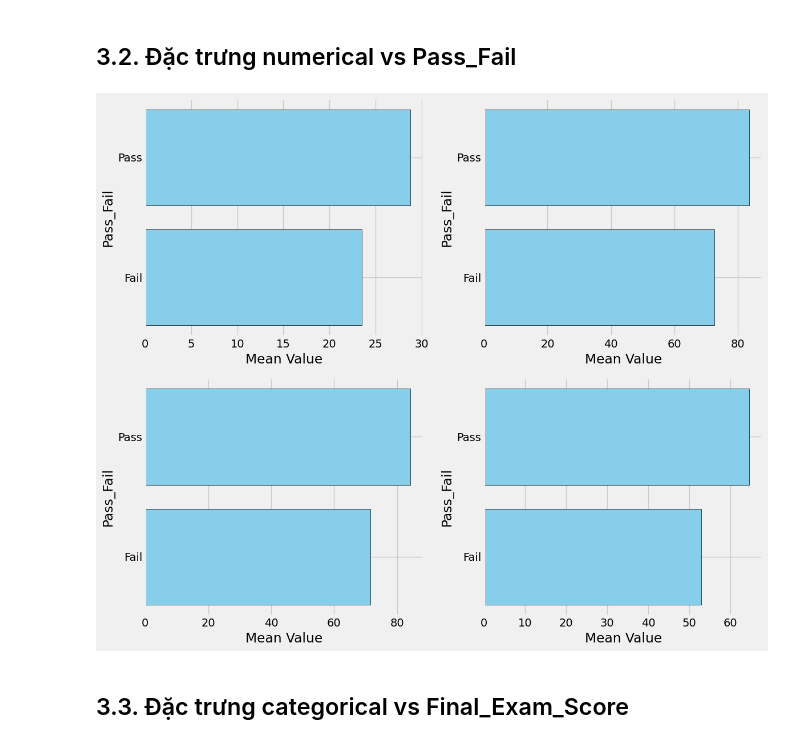
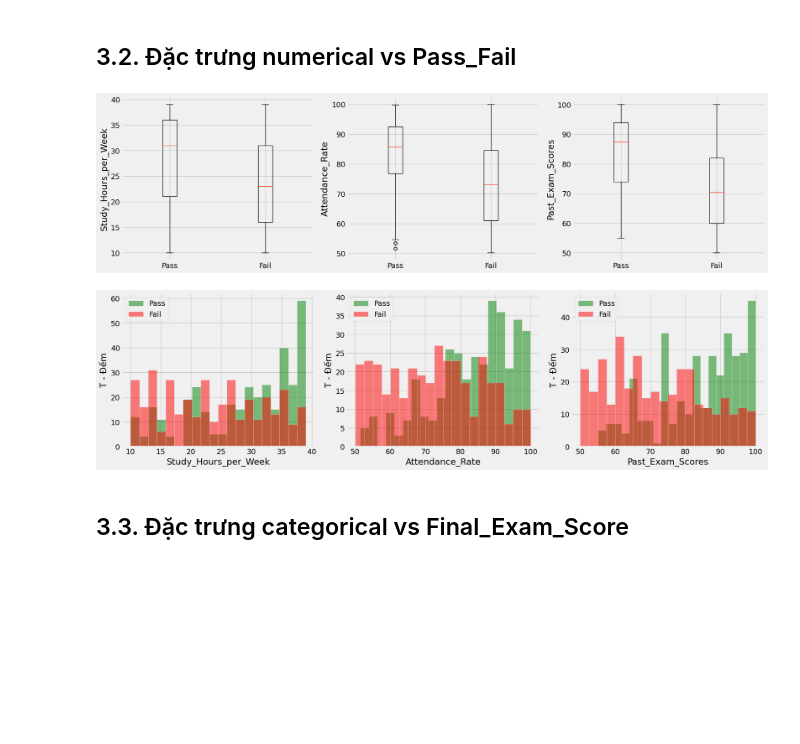
Before and after one commit to anizme/UET_DataScience_Prj, a Jupyter notebook: explore_spp_data.ipynb, the cells around one changed output. Saved outputs shown, nothing was run; the diff lists cells and outputs as text; code cells hidden in the pictures; blank space fills up the shorter version.

```diff
--- a/explore_spp_data.ipynb
+++ b/explore_spp_data.ipynb
@@ -349,23 +349,38 @@ Correlation between Past_Exam_Scores and Study_Hours_per_Week: -0.01
 # %% [markdown]
 ## 3.2. Đặc trưng numerical vs Pass_Fail
 # %%
-# Vẽ barh plot cho các cột numerical theo nhóm Pass/Fail trong lưới 2x2
-def barh_plots_2x2(numerical_cols, group_col):
-    fig, axes = plt.subplots(2, 2, figsize=(12, 10))
-    axes = axes.flatten()
+fig, axes = plt.subplots(1, 3, figsize=(18, 5))  # 1 hàng, 3 cột
 
-    for i, col in enumerate(numerical_cols):
-        grouped_data = original_spp.select(group_col, col).group(group_col, np.mean)
-        axes[i].barh(grouped_data.column(group_col), grouped_data.column(f'{col} mean'), color='skyblue', edgecolor='black')
-        axes[i].set_xlabel('Mean Value')
-        axes[i].set_ylabel(group_col)
+for i, feature in enumerate(numerical_features):
+    pass_data = original_spp.where('Pass_Fail', 'Pass').column(feature)
+    fail_data = original_spp.where('Pass_Fail', 'Fail').column(feature)
 
-    plt.tight_layout()
-    plt.show()
+    axes[i].boxplot([pass_data, fail_data], labels=['Pass', 'Fail'])
+    axes[i].set_ylabel(feature)
+    axes[i].grid(True)
 
-barh_plots_2x2(spp_numeric_cols, 'Pass_Fail')
+plt.tight_layout()
+plt.show()
 # %% [output]
-[figure, old version]
+[figure, new version]
+# %%
+fig, axes = plt.subplots(1, 3, figsize=(18, 5))  # 1 hàng, 3 cột
+
+for i, feature in enumerate(numerical_features):
+    pass_data = original_spp.where('Pass_Fail', 'Pass').column(feature)
+    fail_data = original_spp.where('Pass_Fail', 'Fail').column(feature)
+
+    axes[i].hist(pass_data, bins=20, alpha=0.5, label='Pass', color='green')
+    axes[i].hist(fail_data, bins=20, alpha=0.5, label='Fail', color='red')
+    axes[i].set_xlabel(feature)
+    axes[i].set_ylabel('T - Đếm')
+    axes[i].legend()
+    axes[i].grid(True)
+
+plt.tight_layout()
+plt.show()
+# %% [output]
+[figure, added]
 # %% [markdown]
 ## 3.3. Đặc trưng categorical vs Final_Exam_Score
 # %%
```
Also changed, not shown: parts of 63 cells of this notebook.
